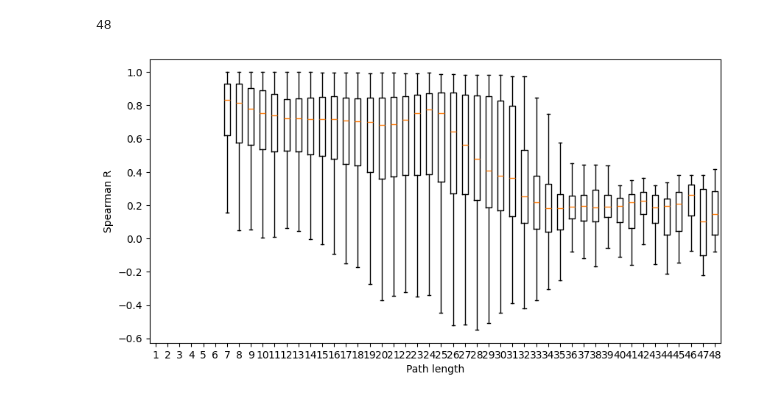
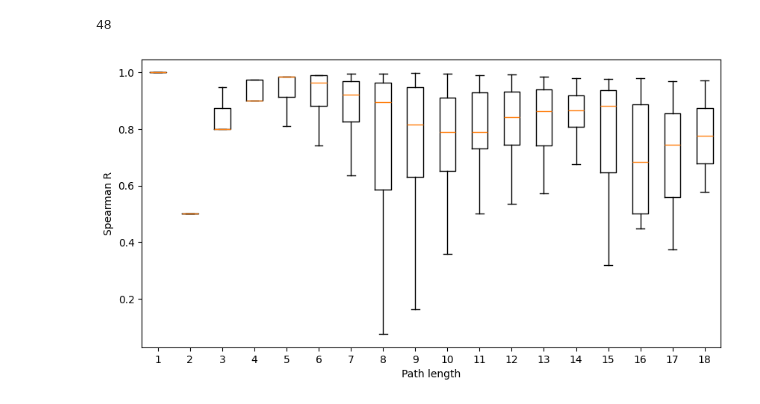
Before and after one commit to stefanpate/krxns, a Jupyter notebook: notebooks/pathwise_value_fcn_figures.ipynb, the cells around one changed output. Cells and saved outputs as stored; diff of their text form; code cells hidden in the pictures.

```diff
--- a/notebooks/pathwise_value_fcn_figures.ipynb
+++ b/notebooks/pathwise_value_fcn_figures.ipynb
@@ -25,7 +23,7 @@ whitelist_fn = "top_25_whitelist"
 rxns_fn = "sprhea_240310_v3_mapped"
 atom_lb = 0.2
 multi_nodes = True
-ds = 1_000
+ds = 100_000
 value_fcn = 'tanimoto'
 # %%
 # Load known reaction data
@@ -49,12 +47,9 @@ with open(filepaths['coreactants'] / f"{whitelist_fn}.json", 'r') as f:
 
 analysis_dir = filepaths['results'] / "pathwise_value_fcn" / rxns_fn
 
-# Load topk
 with open(analysis_dir / f"topk_{value_fcn}_{whitelist_fn}_atom_lb_{int(atom_lb * 100)}p_multi_nodes_{multi_nodes}_ds_{ds}.json", 'r') as f:
     topks = str2int(json.load(f))
-
-path_spearmans = pd.read_parquet(analysis_dir / f"path_spearmans_{value_fcn}_{whitelist_fn}_atom_lb_{int(atom_lb * 100)}p_multi_nodes_{multi_nodes}_ds_{ds}.parquet")
-path_sims = pd.read_parquet(analysis_dir / f"pathwise_{value_fcn}_{whitelist_fn}_atom_lb_{int(atom_lb * 100)}p_multi_nodes_{multi_nodes}_ds_{ds}.parquet")
+path_values = pd.read_parquet(analysis_dir / f"pathwise_{value_fcn}_{whitelist_fn}_atom_lb_{int(atom_lb * 100)}p_multi_nodes_{multi_nodes}_ds_{ds}.parquet")
 
 kcs, smi2id = extract_compounds(krs) # Get known compounds
 # %%
@@ -165,0 +124,18 @@ plt.show()
+# %%
+egs = [61, 601, 0]
+
+fig, ax = plt.subplots(ncols=3, figsize=(12, 3), sharey=True)
+
+def plot_eg(eg: int, ax, path_values: pd.DataFrame):
+    trace = [float(elt) for elt in path_values.loc[eg, 'path_values'].split(',')]
+    ax.set_title(f"Spearman R = {path_values.loc[eg, 'spearman_r']:.2f}")
+    ax.plot(np.arange(1, len(trace) + 1), trace, linestyle='--', marker='o')
+
+# plot_it = lambda i, st : ax[i].plot(np.arange(1, len(traces[i][st]) + 1), traces[i][st], linestyle='--', marker='o')
+
+for i, eg in enumerate(egs):
+    plot_eg(eg, ax[i], path_values)
+
+ax[0].set_ylabel(f"Tanimoto similarity to target")
+ax[0].set_xlabel("Intermediate #")
+plt.show()
@@ -208,29 +187,29 @@ max(flat_lens)
 # %%
 spearman_by_len = defaultdict(list)
 for i in list(paths.keys())[::ds]:
     for j in paths[i]:
         plen = path_lens[(i, j)]
-        r = path_spearmans[i][j]
+        r = path_values.loc[(path_values['starter_id'] == i) & (path_values['target_id'] == j), 'spearman_r'].values[0]
         spearman_by_len[plen].append(r)
 
 x = sorted(spearman_by_len.keys())
 stats = []
 box_data = []
 for elt in x:
     scatter = np.array(spearman_by_len[elt])
     stats.append((scatter.mean(), scatter.std()))
     box_data.append(scatter)
 
 
 mu, sig = zip(*stats)
 
 fig, ax = plt.subplots(figsize=(10,5))
 ax.boxplot(box_data, positions=x, showfliers=False)
 ax.set_ylabel("Spearman R")
 ax.set_xlabel("Path length")
 plt.show()
 # %% [output]
-[figure, old version]
+[figure, new version]
 # %%
 # # NOTE: this will have to change after change coreactant whitelist
 
```
Also changed, not shown: parts of 12 cells of this notebook, 3 other files.
